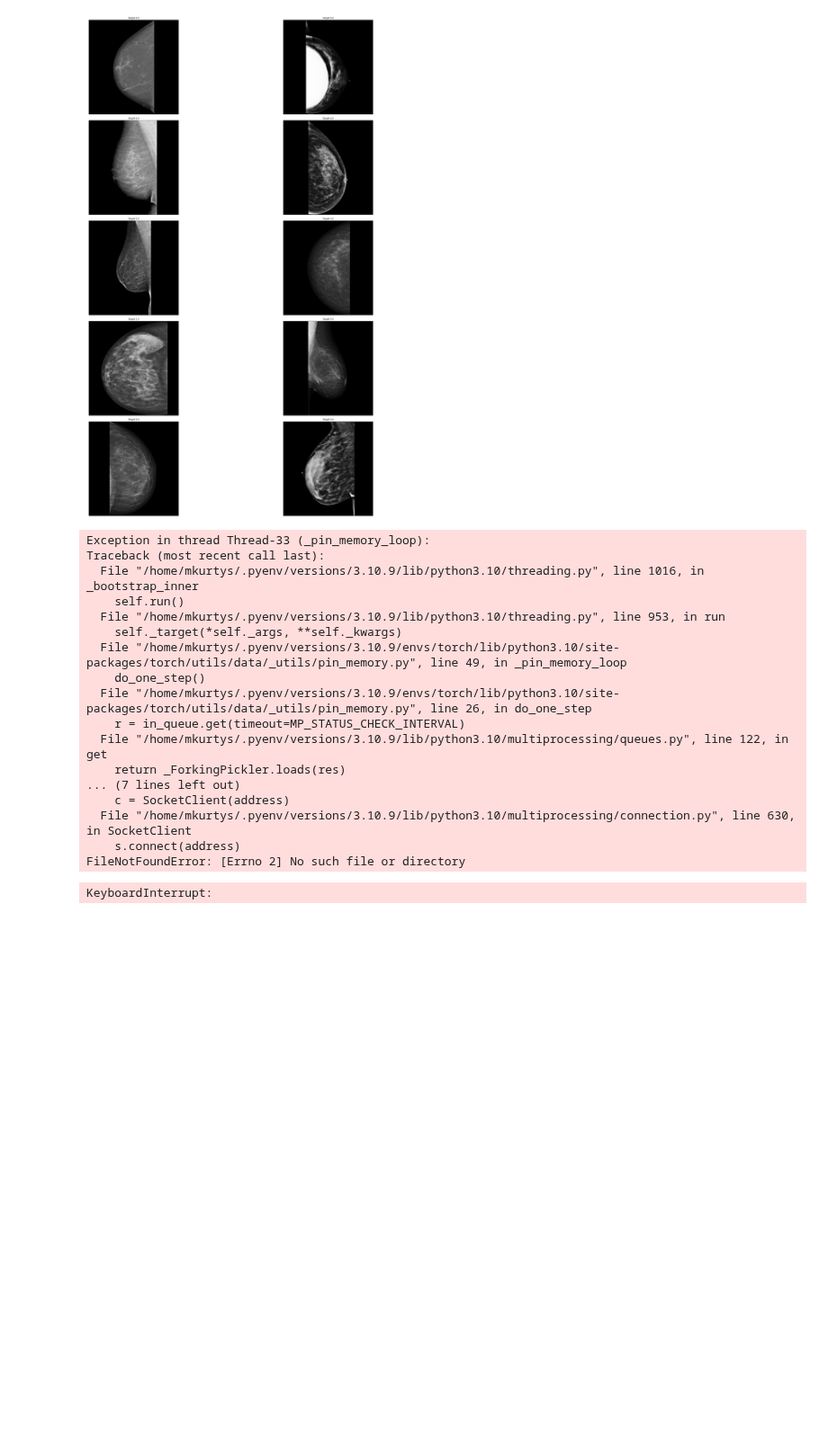
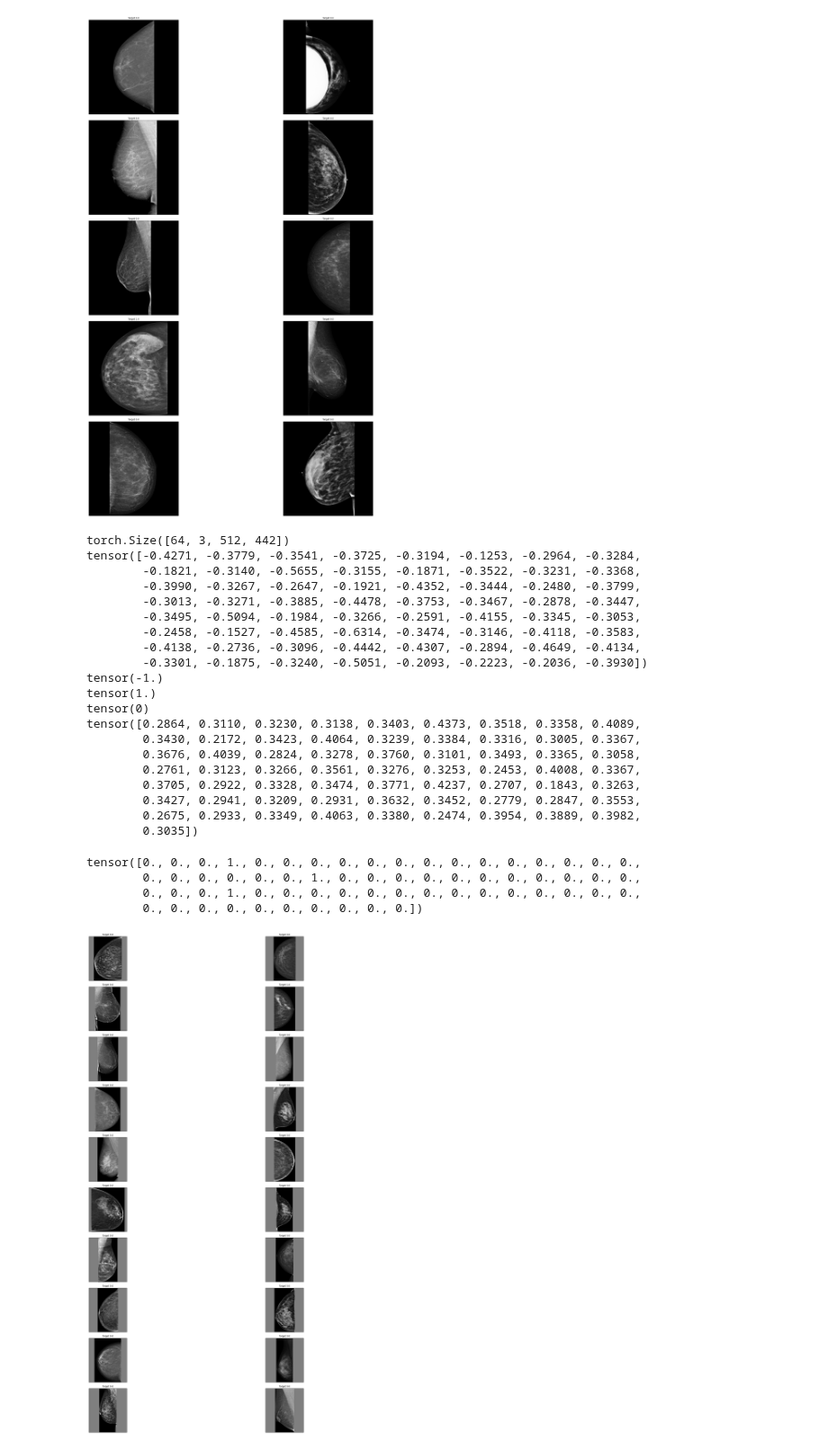
Before and after one commit to mkurtys/rsna-breast, a Jupyter notebook: rsna-train.ipynb, the cells around one changed output. Shown at 90% size. Cells and saved outputs as stored; diff of their text form; code cells hidden in the pictures; blank space fills up the shorter version.

```diff
--- a/rsna-train.ipynb
+++ b/rsna-train.ipynb
@@ -1081,50 +1097,57 @@ tensor([0., 0., 0., 0., 0., 0., 1., 0., 0., 0., 0., 0., 1., 0., 0., 0., 0., 1.,
 # %%
 v_dataset = RSNAData(
     df = df,
     img_folder = Config.train_imgs_path,
     has_patient_folder_sturcture = Config.data_has_patient_folder_sturcture,
     transform = valid_augments
 )
 v_loader = DataLoader(
     v_dataset,
     batch_size=Config.train_bs,
     shuffle=False,
-    num_workers=Config.dataloader_workers_count,
+    num_workers=0,
     collate_fn=mixed_collate_imgs_fn,
     pin_memory=True
 )
 minibatch = next(iter(v_loader))
 print(minibatch[0].shape)
 print(minibatch[0].mean((1,2,3)))
 print(minibatch[0].min())
 print(minibatch[0].max())
 print(torch.isnan(minibatch[0]).sum())
 minibatch[0] += 1.0
 minibatch[0] /= 2.0
 print(minibatch[0].mean((1,2,3)))
 
 display_batch(minibatch, maximgs=20,figsize=(32,32))
 
 minibatch[1]
 # %% [output]
-Exception in thread Thread-33 (_pin_memory_loop):
-Traceback (most recent call last):
-  File "/home/mkurtys/.pyenv/versions/3.10.9/lib/python3.10/threading.py", line 1016, in _bootstrap_inner
-    self.run()
-  File "/home/mkurtys/.pyenv/versions/3.10.9/lib/python3.10/threading.py", line 953, in run
-    self._target(*self._args, **self._kwargs)
-  File "/home/mkurtys/.pyenv/versions/3.10.9/envs/torch/lib/python3.10/site-packages/torch/utils/data/_utils/pin_memory.py", line 49, in _pin_memory_loop
-    do_one_step()
-  File "/home/mkurtys/.pyenv/versions/3.10.9/envs/torch/lib/python3.10/site-packages/torch/utils/data/_utils/pin_memory.py", line 26, in do_one_step
-    r = in_queue.get(timeout=MP_STATUS_CHECK_INTERVAL)
-  File "/home/mkurtys/.pyenv/versions/3.10.9/lib/python3.10/multiprocessing/queues.py", line 122, in get
-    return _ForkingPickler.loads(res)
-... (7 lines left out)
-    c = SocketClient(address)
-  File "/home/mkurtys/.pyenv/versions/3.10.9/lib/python3.10/multiprocessing/connection.py", line 630, in SocketClient
-    s.connect(address)
-FileNotFoundError: [Errno 2] No such file or directory
+torch.Size([64, 3, 512, 442])
+tensor([-0.4271, -0.3779, -0.3541, -0.3725, -0.3194, -0.1253, -0.2964, -0.3284,
+        -0.1821, -0.3140, -0.5655, -0.3155, -0.1871, -0.3522, -0.3231, -0.3368,
+        -0.3990, -0.3267, -0.2647, -0.1921, -0.4352, -0.3444, -0.2480, -0.3799,
+        -0.3013, -0.3271, -0.3885, -0.4478, -0.3753, -0.3467, -0.2878, -0.3447,
+        -0.3495, -0.5094, -0.1984, -0.3266, -0.2591, -0.4155, -0.3345, -0.3053,
+        -0.2458, -0.1527, -0.4585, -0.6314, -0.3474, -0.3146, -0.4118, -0.3583,
+        -0.4138, -0.2736, -0.3096, -0.4442, -0.4307, -0.2894, -0.4649, -0.4134,
+        -0.3301, -0.1875, -0.3240, -0.5051, -0.2093, -0.2223, -0.2036, -0.3930])
+tensor(-1.)
+tensor(1.)
+tensor(0)
+tensor([0.2864, 0.3110, 0.3230, 0.3138, 0.3403, 0.4373, 0.3518, 0.3358, 0.4089,
+        0.3430, 0.2172, 0.3423, 0.4064, 0.3239, 0.3384, 0.3316, 0.3005, 0.3367,
+        0.3676, 0.4039, 0.2824, 0.3278, 0.3760, 0.3101, 0.3493, 0.3365, 0.3058,
+        0.2761, 0.3123, 0.3266, 0.3561, 0.3276, 0.3253, 0.2453, 0.4008, 0.3367,
+        0.3705, 0.2922, 0.3328, 0.3474, 0.3771, 0.4237, 0.2707, 0.1843, 0.3263,
+        0.3427, 0.2941, 0.3209, 0.2931, 0.3632, 0.3452, 0.2779, 0.2847, 0.3553,
+        0.2675, 0.2933, 0.3349, 0.4063, 0.3380, 0.2474, 0.3954, 0.3889, 0.3982,
+        0.3035])
-KeyboardInterrupt:
+tensor([0., 0., 0., 1., 0., 0., 0., 0., 0., 0., 0., 0., 0., 0., 0., 0., 0., 0.,
+        0., 0., 0., 0., 0., 0., 1., 0., 0., 0., 0., 0., 0., 0., 0., 0., 0., 0.,
+        0., 0., 0., 1., 0., 0., 0., 0., 0., 0., 0., 0., 0., 0., 0., 0., 0., 0.,
+        0., 0., 0., 0., 0., 0., 0., 0., 0., 0.])
+[figure, added]
 # %%
 %reload_ext tensorboard
 %tensorboard --logdir=tb_logs/
```
Also changed, not shown: parts of 11 cells of this notebook.
